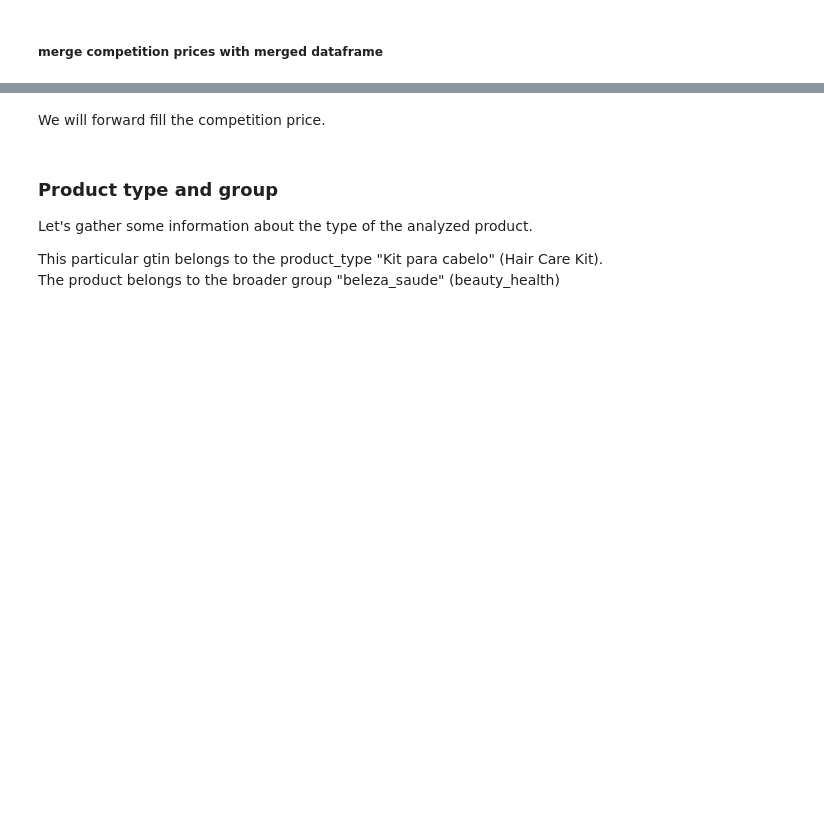
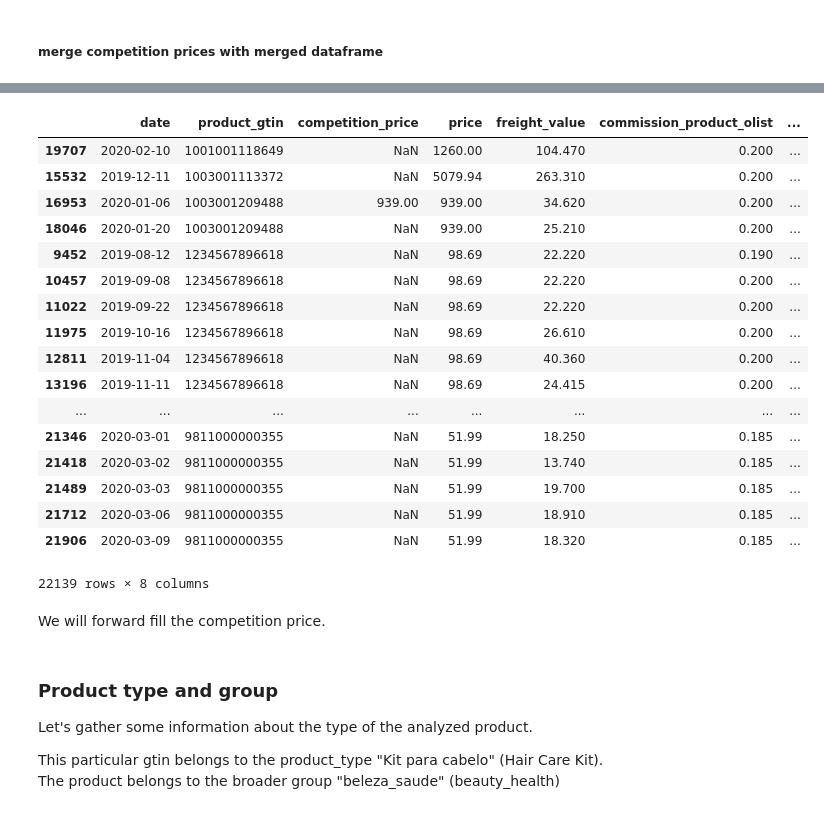
Before and after one commit to ds4a-team4/ETLs, a Jupyter notebook: ETL/ETL-Copy1.ipynb, the cells around one changed output, grey strips where cells are left out. Drawn from its saved outputs; the diff is of its cells as text; code cells hidden in the pictures; blank space fills up the shorter version.

```diff
--- a/ETL/ETL-Copy1.ipynb
+++ b/ETL/ETL-Copy1.ipynb
@@ -255,0 +225,3 @@ competition = competition[(competition['value']>= mean-3*std) & (competition['va
+# %%
+comp_m['upper'] = comp_m['mean'].values + 3*comp_m['std'].values
+comp_m['lower'] = comp_m['mean'].values - 3*comp_m['std'].values
@@ -255,0 +241,3 @@ competition = competition[(competition['value']>= mean-3*std) & (competition['va
+# %%
+# filter comp_m on extremely low and high prices
+comp_m = comp_m[(comp_m['value']>= comp_m['lower']) & (comp_m['value']<= comp_m['upper'])]
@@ -256,4 +248,4 @@ competition = competition[(competition['value']>= mean-3*std) & (competition['va
 # %%
 # Group by freq and get minimum value
-competition = competition.groupby([pd.Grouper(key='updated_at', freq=freq),'gtin']).min()[['value']].reset_index()
+comp_m = comp_m.groupby([pd.Grouper(key='updated_at', freq=freq),'gtin']).min()[['value']].reset_index()
 # %%
@@ -263,7 +262,7 @@ competition.head()
 # %%
 #merged['day'] = merged['date'].apply(lambda x: x.date())
 # %%
-merged = pd.merge(merged, competition,
+merged = pd.merge(merged, comp_m,
          left_on=['date','product_gtin'], right_on=['updated_at', 'gtin'],
          how='left')
 
@@ -276,3 +282,24 @@ merged.head()
+# %%
+merged.sort_values(by=['product_gtin', 'date'])
+# %% [output]
+|  | date | product_gtin | competition_price | price | freight_value | commission_product_olist | ... |
+| 19707 | 2020-02-10 | 1001001118649 | NaN | 1260.00 | 104.470 | 0.200 | ... |
+| 15532 | 2019-12-11 | 1003001113372 | NaN | 5079.94 | 263.310 | 0.200 | ... |
+| 16953 | 2020-01-06 | 1003001209488 | 939.00 | 939.00 | 34.620 | 0.200 | ... |
+| 18046 | 2020-01-20 | 1003001209488 | NaN | 939.00 | 25.210 | 0.200 | ... |
+| 9452 | 2019-08-12 | 1234567896618 | NaN | 98.69 | 22.220 | 0.190 | ... |
+| 10457 | 2019-09-08 | 1234567896618 | NaN | 98.69 | 22.220 | 0.200 | ... |
+| 11022 | 2019-09-22 | 1234567896618 | NaN | 98.69 | 22.220 | 0.200 | ... |
+| 11975 | 2019-10-16 | 1234567896618 | NaN | 98.69 | 26.610 | 0.200 | ... |
+| 12811 | 2019-11-04 | 1234567896618 | NaN | 98.69 | 40.360 | 0.200 | ... |
+| 13196 | 2019-11-11 | 1234567896618 | NaN | 98.69 | 24.415 | 0.200 | ... |
+| ... | ... | ... | ... | ... | ... | ... | ... |
+| 21346 | 2020-03-01 | 9811000000355 | NaN | 51.99 | 18.250 | 0.185 | ... |
+| 21418 | 2020-03-02 | 9811000000355 | NaN | 51.99 | 13.740 | 0.185 | ... |
+| 21489 | 2020-03-03 | 9811000000355 | NaN | 51.99 | 19.700 | 0.185 | ... |
+| 21712 | 2020-03-06 | 9811000000355 | NaN | 51.99 | 18.910 | 0.185 | ... |
+| 21906 | 2020-03-09 | 9811000000355 | NaN | 51.99 | 18.320 | 0.185 | ... |
+22139 rows × 8 columns
 # %% [markdown]
 We will forward fill the competition price.
 # %%
```
Also changed, not shown: parts of 24 cells of this notebook, 2 other files.
